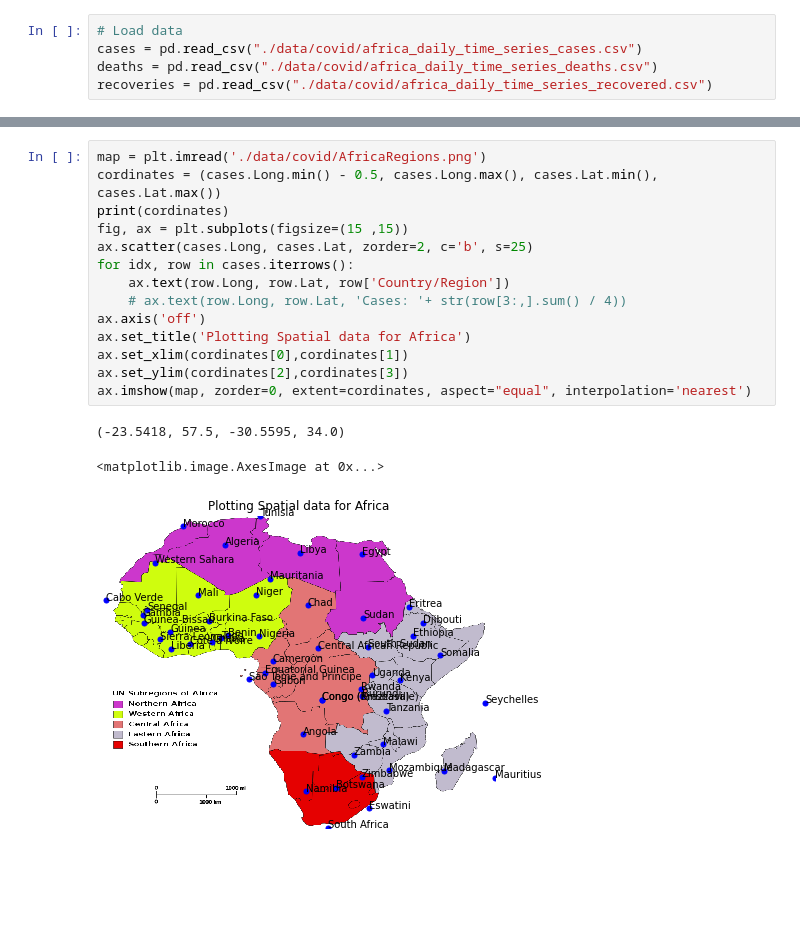
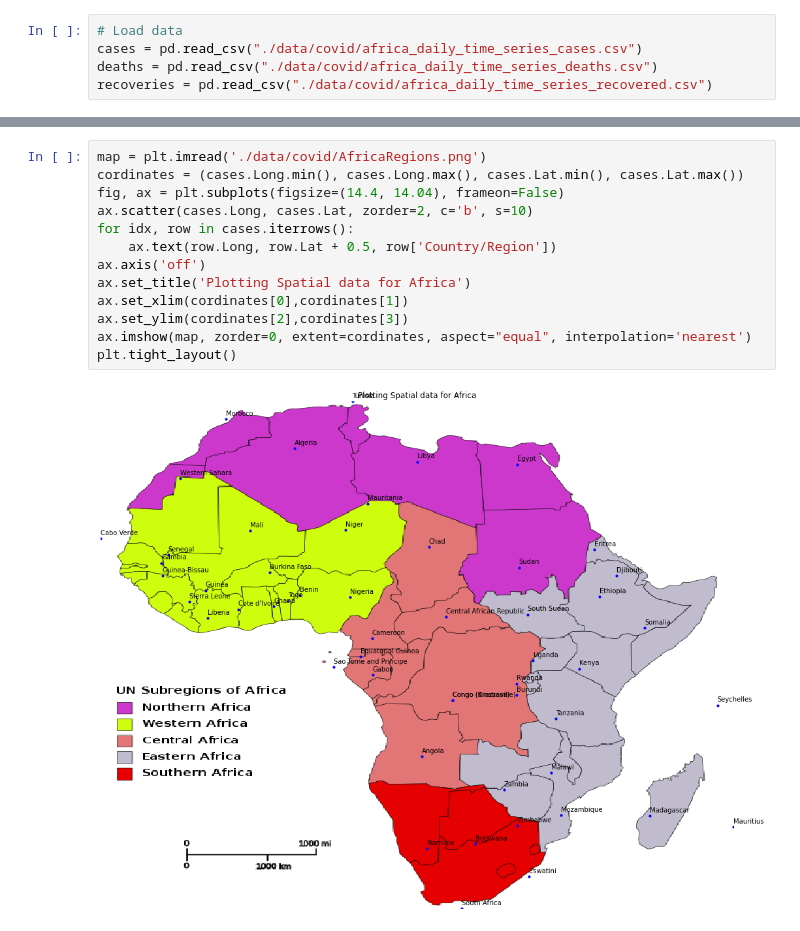
Before and after one commit to pike-msonda/adds_project, a Jupyter notebook: covid.ipynb, the cells around one changed output, grey strips where cells are left out. Saved outputs shown, nothing was run; the diff lists cells and outputs as text; blank space fills up the shorter version.

Commit message:
addeed new graphs and labels

```diff
--- a/covid.ipynb
+++ b/covid.ipynb
@@ -45,18 +108,15 @@ neighbours.plot.bar(x='Country/Region', y=['TotalCases', 'TotalDeaths', 'TotalRe
 # %%
 map = plt.imread('./data/covid/AfricaRegions.png')
-cordinates = (cases.Long.min() - 0.5, cases.Long.max(), cases.Lat.min(), cases.Lat.max())
-print(cordinates)
-fig, ax = plt.subplots(figsize=(15 ,15))
-ax.scatter(cases.Long, cases.Lat, zorder=2, c='b', s=25)
+cordinates = (cases.Long.min(), cases.Long.max(), cases.Lat.min(), cases.Lat.max())
+fig, ax = plt.subplots(figsize=(14.4, 14.04), frameon=False)
+ax.scatter(cases.Long, cases.Lat, zorder=2, c='b', s=10)
 for idx, row in cases.iterrows():
-    ax.text(row.Long, row.Lat, row['Country/Region'])
-    # ax.text(row.Long, row.Lat, 'Cases: '+ str(row[3:,].sum() / 4))
+    ax.text(row.Long, row.Lat + 0.5, row['Country/Region'])
 ax.axis('off')
 ax.set_title('Plotting Spatial data for Africa')
 ax.set_xlim(cordinates[0],cordinates[1])
 ax.set_ylim(cordinates[2],cordinates[3])
 ax.imshow(map, zorder=0, extent=cordinates, aspect="equal", interpolation='nearest')
+plt.tight_layout()
 # %% [output]
-(-23.5418, 57.5, -30.5595, 34.0)
-<matplotlib.image.AxesImage at 0x...>
-[figure, old version]
+[figure, new version]
```
Also changed, not shown: parts of 9 cells of this notebook, 7 other files.
